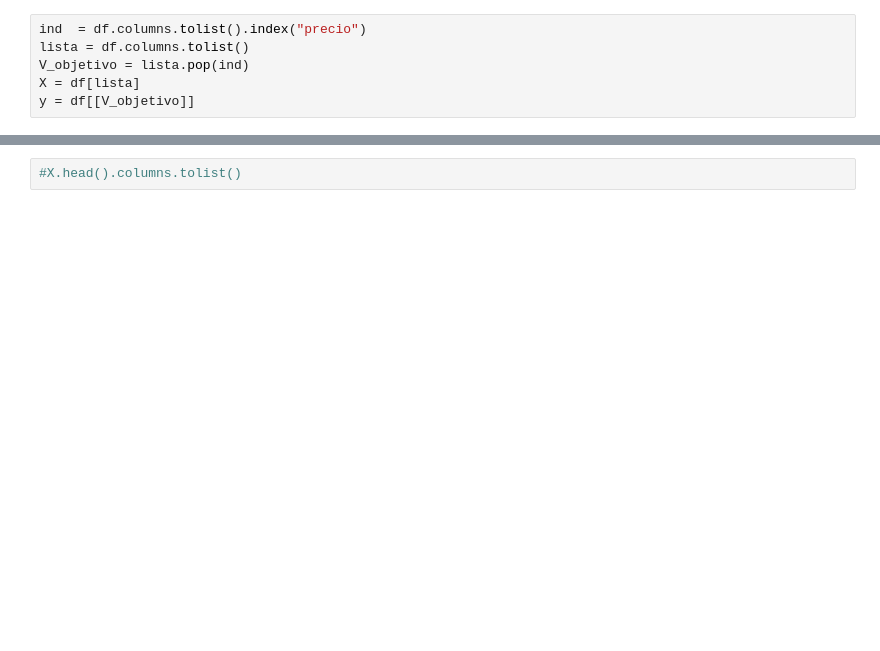
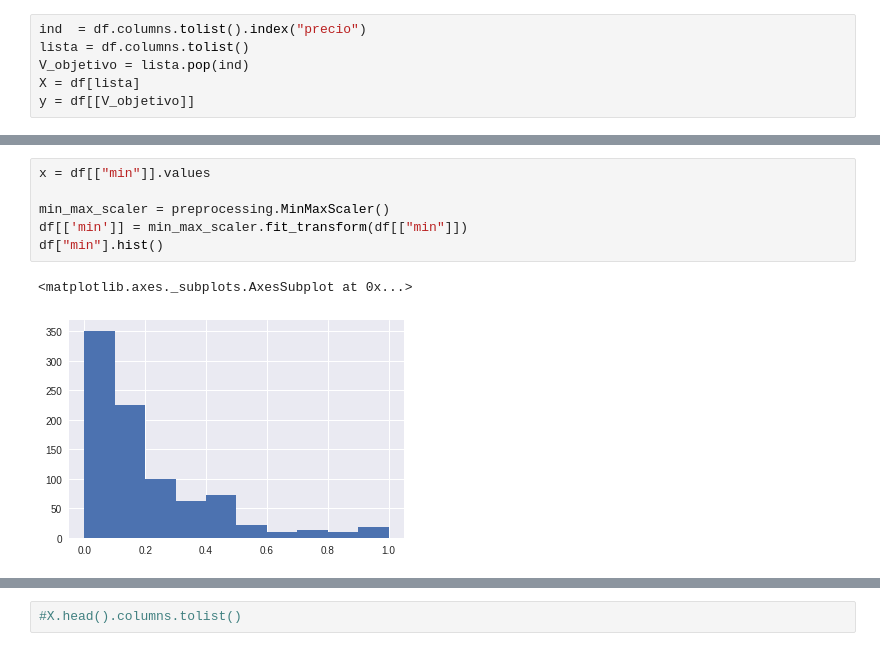
Before and after one commit to obabilonia/funciones_general, a Jupyter notebook: filename_rf2.ipynb, the cells around one changed output, grey strips where cells are left out. Cells and saved outputs as stored; diff of their text form; blank space fills up the shorter version.

```diff
--- a/filename_rf2.ipynb
+++ b/filename_rf2.ipynb
@@ -304,0 +590,9 @@ y = df[[V_objetivo]]
+# %%
+x = df[["min"]].values
+
+min_max_scaler = preprocessing.MinMaxScaler()
+df[['min']] = min_max_scaler.fit_transform(df[["min"]])
+df["min"].hist()
+# %% [output]
+<matplotlib.axes._subplots.AxesSubplot at 0x...>
+[figure, added]
```
Also changed, not shown: parts of 45 cells of this notebook.
